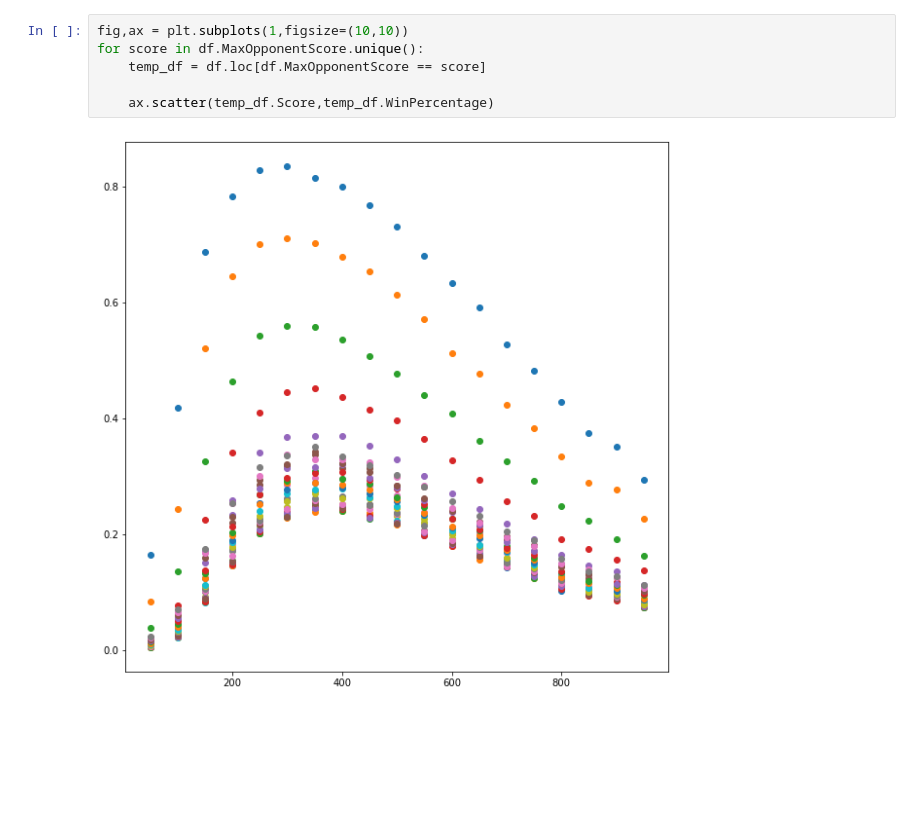
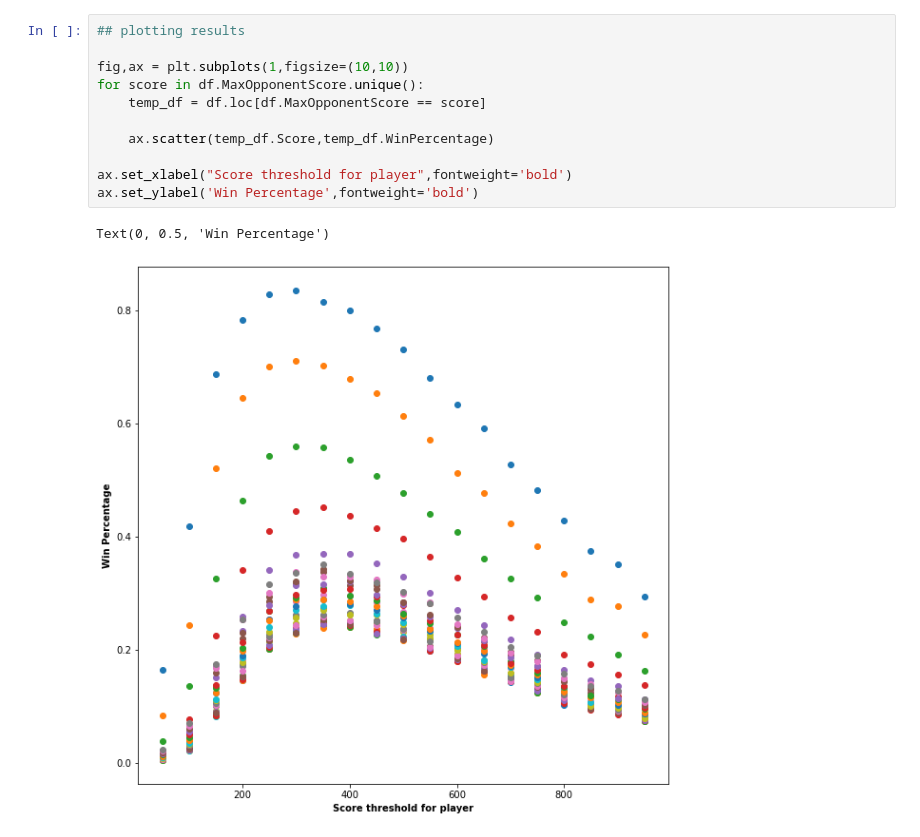
Before and after one commit to calicorob/DiceGame, a Jupyter notebook: Score based - looping opponent max scores.ipynb, the cells around one changed output. Cells and saved outputs as stored; diff of their text form; blank space fills up the shorter version.

```diff
--- a/Score based - looping opponent max scores.ipynb
+++ b/Score based - looping opponent max scores.ipynb
@@ -41,10 +61,16 @@ df
 | 531 | 1450 | 950 | 0.1129 | 721.814 |
 532 rows × 4 columns
 # %%
+## plotting results
+
 fig,ax = plt.subplots(1,figsize=(10,10))
 for score in df.MaxOpponentScore.unique():
     temp_df = df.loc[df.MaxOpponentScore == score]
 
     ax.scatter(temp_df.Score,temp_df.WinPercentage)
+
+ax.set_xlabel("Score threshold for player",fontweight='bold')
+ax.set_ylabel('Win Percentage',fontweight='bold')
 # %% [output]
+Text(0, 0.5, 'Win Percentage')
-[figure, old version]
+[figure, new version]
```
Also changed, not shown: parts of 10 cells of this notebook.
